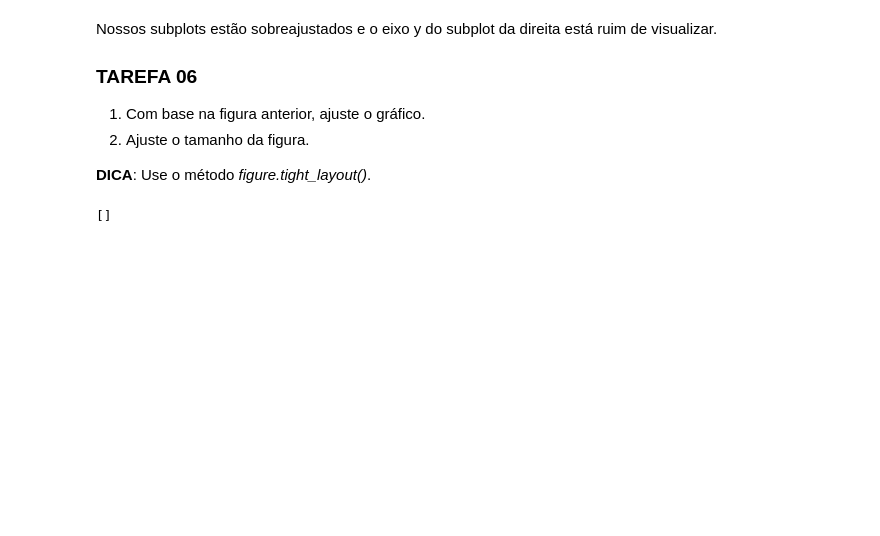
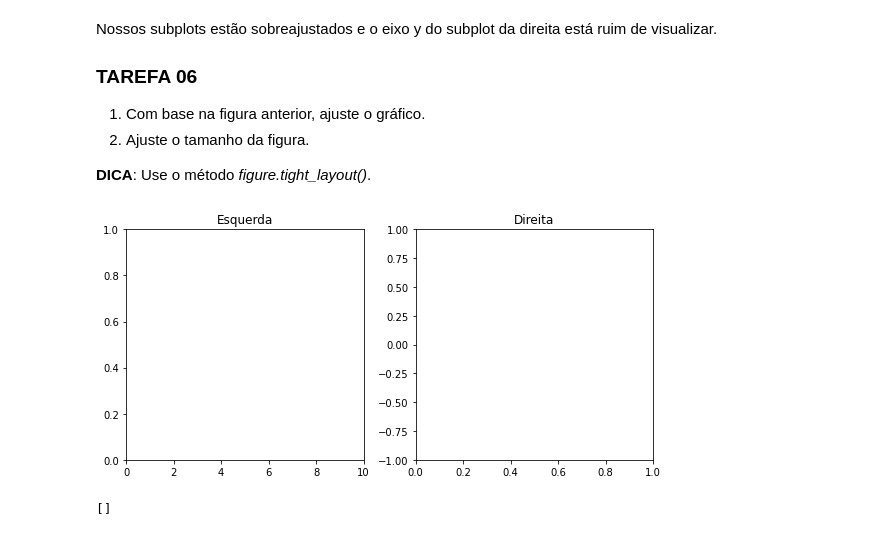
Before and after one commit to robsonbfreitas/visualizacao_exploratoria_exercicios, a Jupyter notebook: 01-exercicios-matplotlib/visualizacao-com-matplotlib.ipynb, the cells around one changed output. Cells and saved outputs as stored; diff of their text form; code cells hidden in the pictures; blank space fills up the shorter version.

```diff
--- a/01-exercicios-matplotlib/visualizacao-com-matplotlib.ipynb
+++ b/01-exercicios-matplotlib/visualizacao-com-matplotlib.ipynb
@@ -202,3 +200,15 @@ Nossos subplots estão sobreajustados e o eixo y do subplot da direita está rui
+# %%
+# Insira sua código aqui
+fig = plt.figure()
+ax1 = fig.add_axes([1.0, 1.2, 0.55, 0.8])
+ax1.set_xlim(0, 10)
+ax1.set_title('Esquerda')
+ax2 = fig.add_axes([1.67, 1.2, 0.55, 0.8])
+ax2.set_ylim(-1, 1)
+ax2.set_title('Direita')
+fig.tight_layout()
+# %% [output]
+[figure, added]
 # %%
 # Resultado esperado (não modifique esta célula)
 # %% [output]
```
Also changed, not shown: parts of 1 cell of this notebook.
